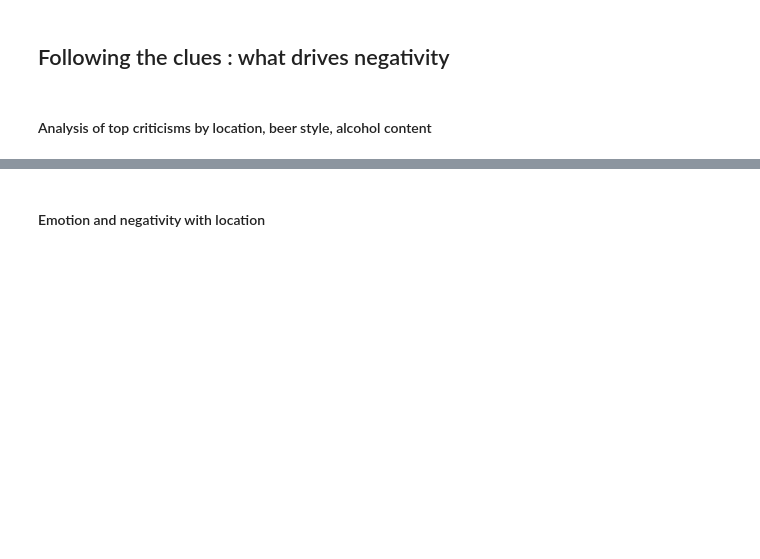
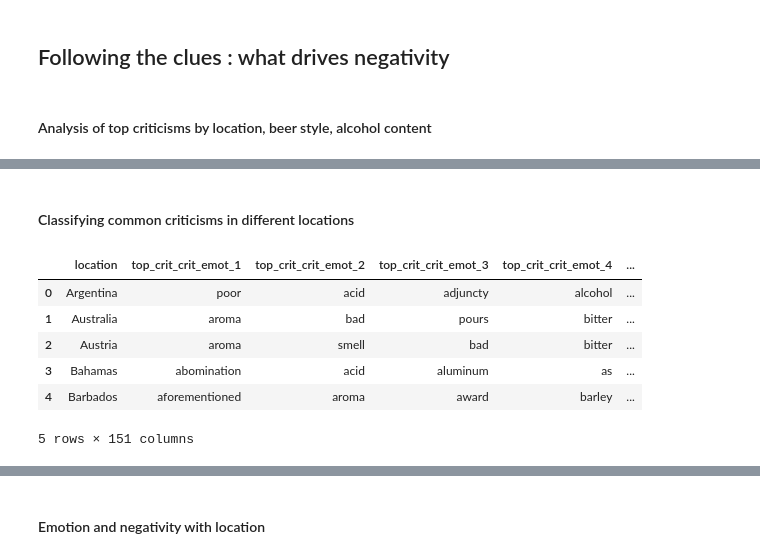
Before and after one commit to epfl-ada/ada-2024-project-awesomedataanalysts, a Jupyter notebook: milestone-3.ipynb, the cells around one changed output, grey strips where cells are left out. Cells and saved outputs as stored; diff of their text form; code cells hidden in the pictures; blank space fills up the shorter version.

```diff
--- a/milestone-3.ipynb
+++ b/milestone-3.ipynb
@@ -361,0 +353,14 @@ else:
+# %% [markdown]
+#### Classifying common criticisms in different locations
+# %%
+location_features = top_attributes_by(beers, by="location", top_count=150, column_count=50, column_prefix=["crit_", "crit_emot_"])
+# %%
+location_features.head(5)
+# %% [output]
+|  | location | top_crit_crit_emot_1 | top_crit_crit_emot_2 | top_crit_crit_emot_3 | top_crit_crit_emot_4 | ... |
+| 0 | Argentina | poor | acid | adjuncty | alcohol | ... |
+| 1 | Australia | aroma | bad | pours | bitter | ... |
+| 2 | Austria | aroma | smell | bad | bitter | ... |
+| 3 | Bahamas | abomination | acid | aluminum | as | ... |
+| 4 | Barbados | aforementioned | aroma | award | barley | ... |
+5 rows × 151 columns
```
Also changed, not shown: parts of 30 cells of this notebook, 1 other file.
